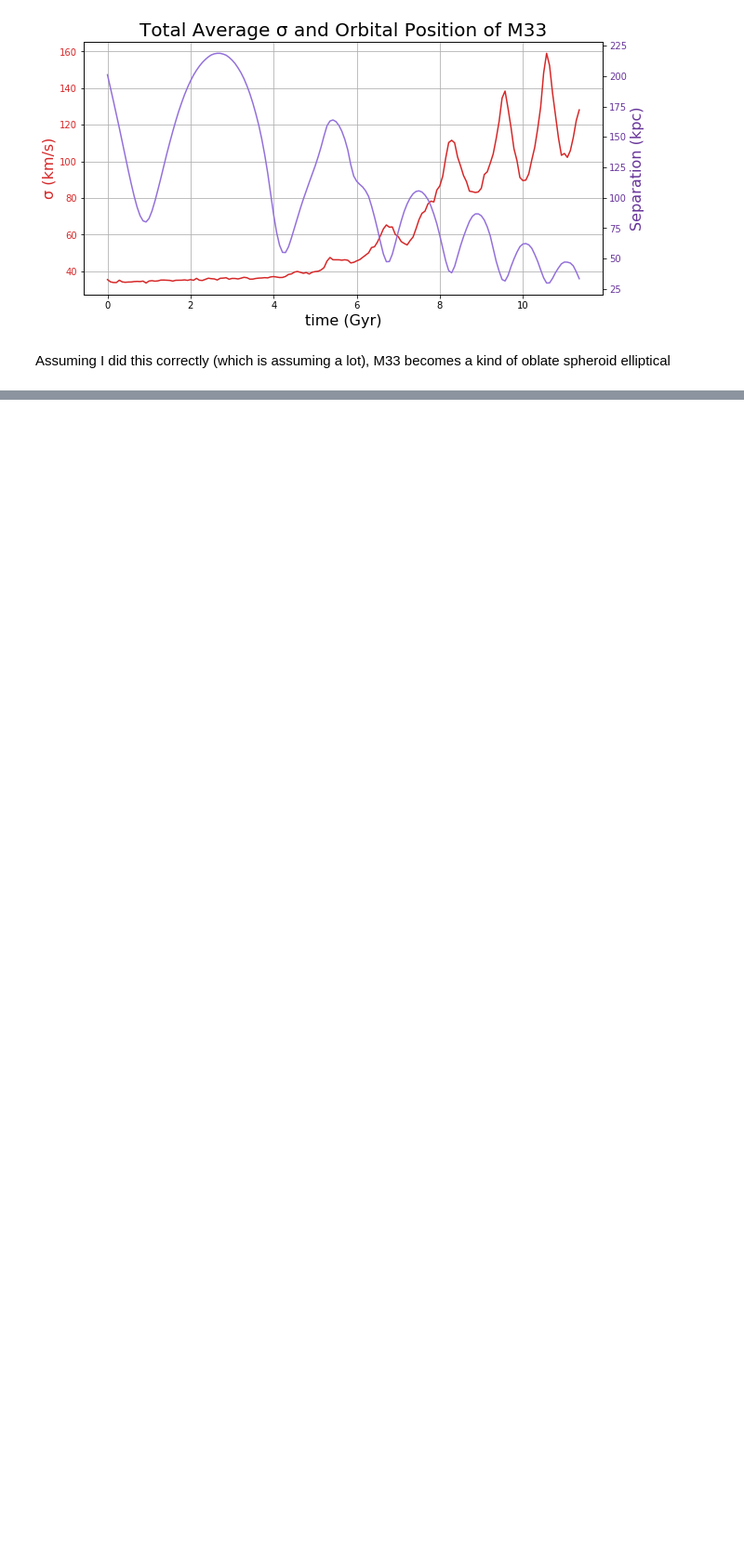
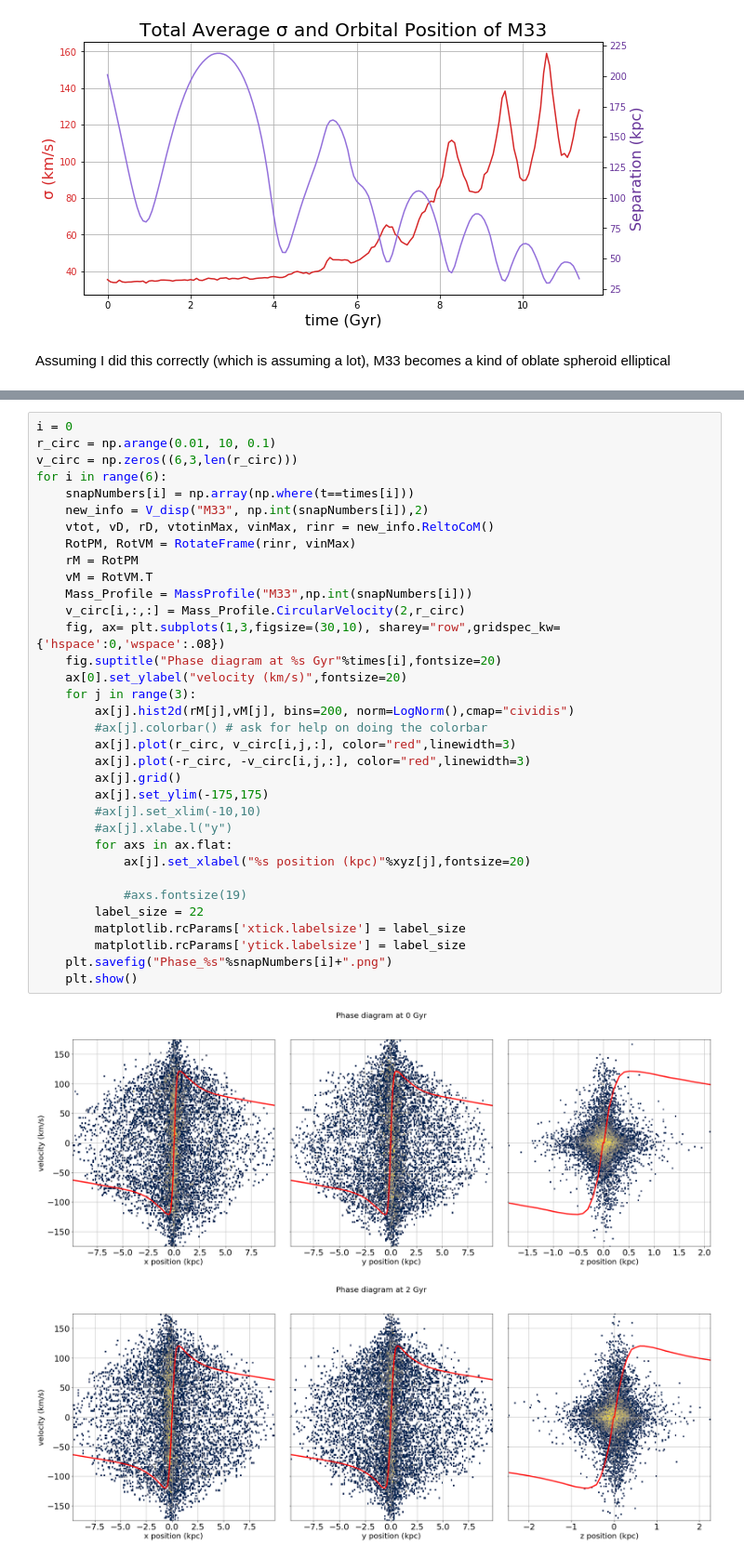
Before and after one commit to ewalla02/400b_walla, a Jupyter notebook: Homeworks/Research_Assignment/ResearchAssignment3/DimensionalVelocityDispersion.ipynb, the cells around one changed output, grey strips where cells are left out. Shown at 93% size. Saved outputs shown, nothing was run; the diff lists cells and outputs as text; blank space fills up the shorter version.

```diff
--- a/Homeworks/Research_Assignment/ResearchAssignment3/DimensionalVelocityDispersion.ipynb
+++ b/Homeworks/Research_Assignment/ResearchAssignment3/DimensionalVelocityDispersion.ipynb
@@ -481,0 +522,37 @@ for i in range(6):
+# %%
+i = 0
+r_circ = np.arange(0.01, 10, 0.1)
+v_circ = np.zeros((6,3,len(r_circ)))
+for i in range(6):
+    snapNumbers[i] = np.array(np.where(t==times[i]))
+    new_info = V_disp("M33", np.int(snapNumbers[i]),2)
+    vtot, vD, rD, vtotinMax, vinMax, rinr = new_info.ReltoCoM()
+    RotPM, RotVM = RotateFrame(rinr, vinMax)
+    rM = RotPM
+    vM = RotVM.T
+    Mass_Profile = MassProfile("M33",np.int(snapNumbers[i]))
+    v_circ[i,:,:] = Mass_Profile.CircularVelocity(2,r_circ)
+    fig, ax= plt.subplots(1,3,figsize=(30,10), sharey="row",gridspec_kw={'hspace':0,'wspace':.08})
+    fig.suptitle("Phase diagram at %s Gyr"%times[i],fontsize=20)
+    ax[0].set_ylabel("velocity (km/s)",fontsize=20)
+    for j in range(3):
+        ax[j].hist2d(rM[j],vM[j], bins=200, norm=LogNorm(),cmap="cividis")
+        #ax[j].colorbar() # ask for help on doing the colorbar
+        ax[j].plot(r_circ, v_circ[i,j,:], color="red",linewidth=3)
+        ax[j].plot(-r_circ, -v_circ[i,j,:], color="red",linewidth=3)
+        ax[j].grid()
+        ax[j].set_ylim(-175,175)
+        #ax[j].set_xlim(-10,10)
+        #ax[j].xlabe.l("y")
+        for axs in ax.flat:
+            ax[j].set_xlabel("%s position (kpc)"%xyz[j],fontsize=20)
+
+            #axs.fontsize(19)
+        label_size = 22
+        matplotlib.rcParams['xtick.labelsize'] = label_size
+        matplotlib.rcParams['ytick.labelsize'] = label_size
+    plt.savefig("Phase_%s"%snapNumbers[i]+".png")
+    plt.show()
+# %% [output]
+[figure, added]
+[figure, added]
```
Also changed, not shown: parts of 8 cells of this notebook, 6 other files.
